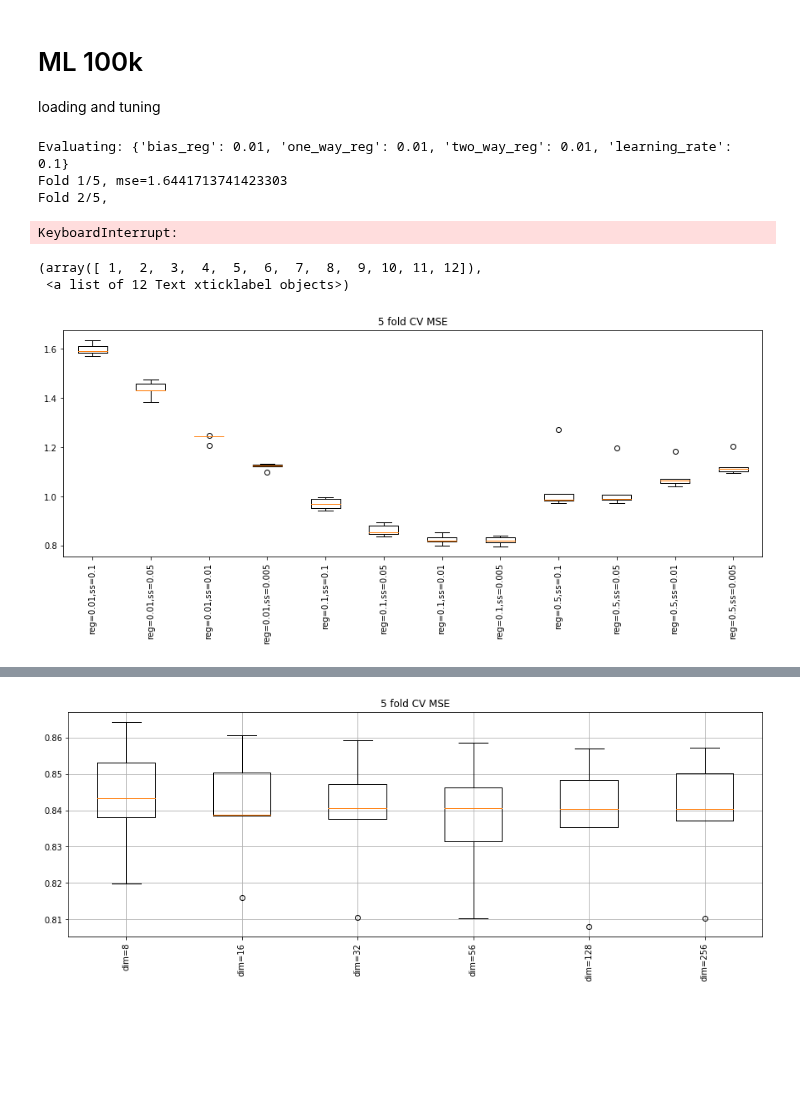
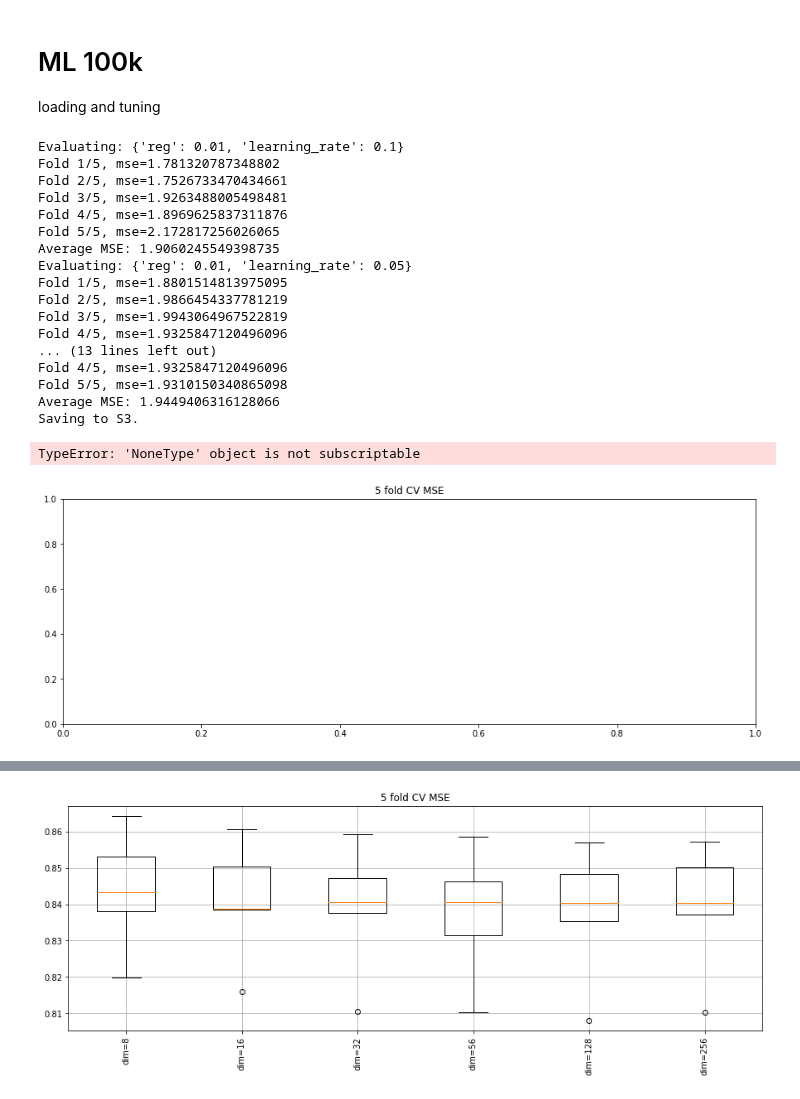
Before and after one commit to berkeley-reclab/RecLab, a Jupyter notebook: experiments/Loading-Datasets-Tuning-Models.ipynb, the cells around one changed output, grey strips where cells are left out. Saved outputs shown, nothing was run; the diff lists cells and outputs as text; code cells hidden in the pictures; blank space fills up the shorter version.

```diff
--- a/experiments/Loading-Datasets-Tuning-Models.ipynb
+++ b/experiments/Loading-Datasets-Tuning-Models.ipynb
@@ -26,27 +30,36 @@ tuner = run_utils.ModelTuner((users, items, ratings), default_params, LibFM,
-# %%
-regs = [0.01, 0.1, 0.5]
-sss = [0.1, 0.05, 0.01, 0.005]
-
-params_list = [('reg={},ss={}'.format(reg, ss), dict(bias_reg=reg, one_way_reg=reg, two_way_reg=reg,
-                                                     learning_rate=ss)) for reg in regs for ss in sss]
-
-res_dict = tuner.evaluate_list(params_list)
-# %% [output]
-Evaluating: {'bias_reg': 0.01, 'one_way_reg': 0.01, 'two_way_reg': 0.01, 'learning_rate': 0.1}
-Fold 1/5, mse=1.6441713741423303
-Fold 2/5,
-KeyboardInterrupt:
+# %%
+regs = [0.01, 0.05]
+sss = [0.1, 0.05]
+
+res_df = tuner.evaluate_grid(reg=regs, learning_rate=sss)
+# %% [output]
+Evaluating: {'reg': 0.01, 'learning_rate': 0.1}
+Fold 1/5, mse=1.781320787348802
+Fold 2/5, mse=1.7526733470434661
+Fold 3/5, mse=1.9263488005498481
+Fold 4/5, mse=1.8969625837311876
+Fold 5/5, mse=2.172817256026065
+Average MSE: 1.9060245549398735
+Evaluating: {'reg': 0.01, 'learning_rate': 0.05}
+Fold 1/5, mse=1.8801514813975095
+Fold 2/5, mse=1.9866454337781219
+Fold 3/5, mse=1.9943064967522819
+Fold 4/5, mse=1.9325847120496096
+... (13 lines left out)
+Fold 4/5, mse=1.9325847120496096
+Fold 5/5, mse=1.9310150340865098
+Average MSE: 1.9449406316128066
+Saving to S3.
 # %%
 import matplotlib.pyplot as plt
 
 plt.figure(figsize=[15,5])
 plt.title("5 fold CV MSE")
-plt.boxplot(res_dict.values(), labels=res_dict.keys());
+plt.boxplot(res_dict['average_mses'], labels=res_dict.keys());
 plt.xticks(rotation=90)
 # %% [output]
-(array([ 1,  2,  3,  4,  5,  6,  7,  8,  9, 10, 11, 12]),
- <a list of 12 Text xticklabel objects>)
+TypeError: 'NoneType' object is not subscriptable
-[figure, old version]
+[figure, new version]
 # %%
 dims = [8, 16, 32, 56, 128, 256]
 params_list = [('dim={}'.format(k), dict(bias_reg=0.1, one_way_reg=0.1, two_way_reg=0.1,
```
Also changed, not shown: parts of 2 cells of this notebook, 2 other files.
